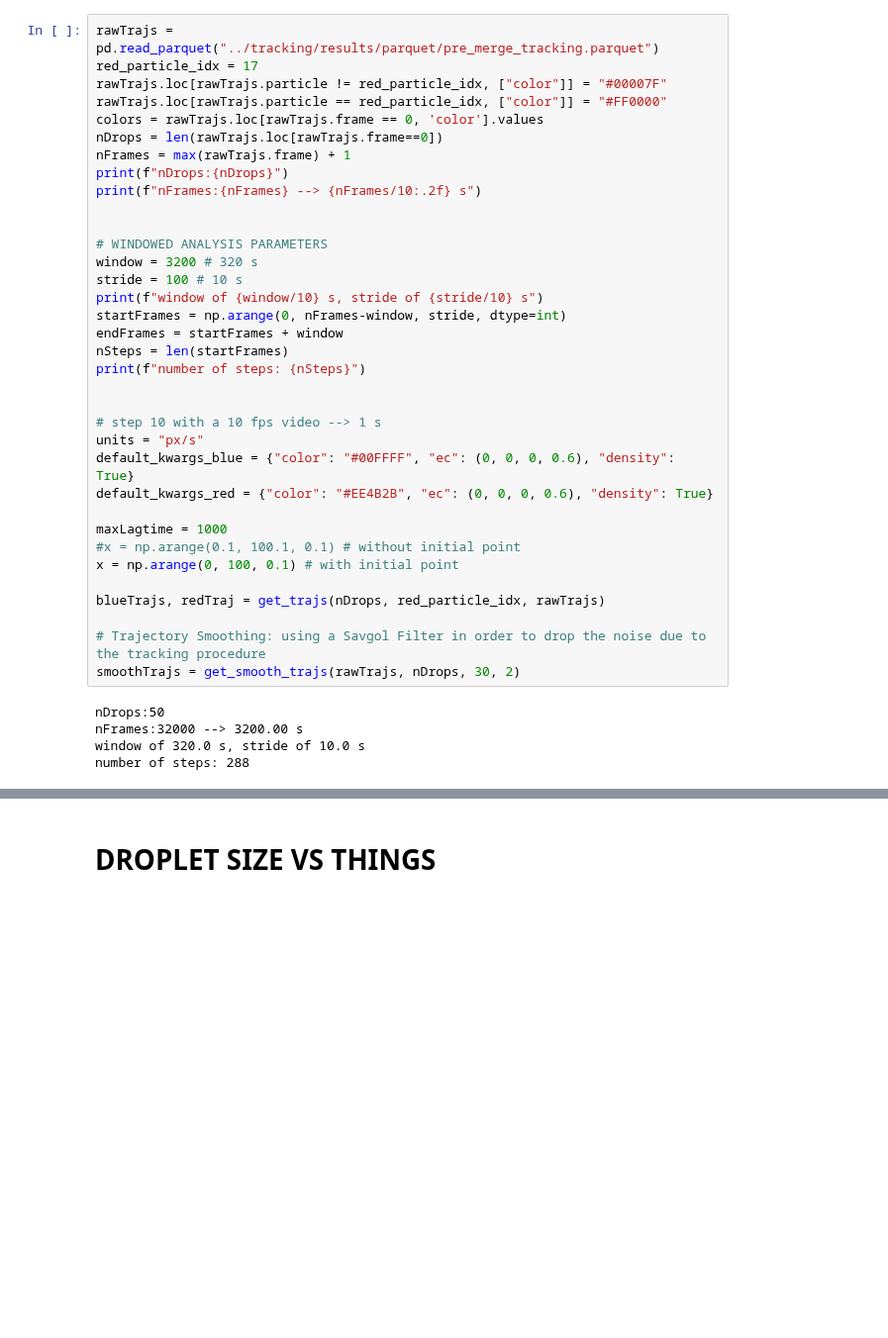
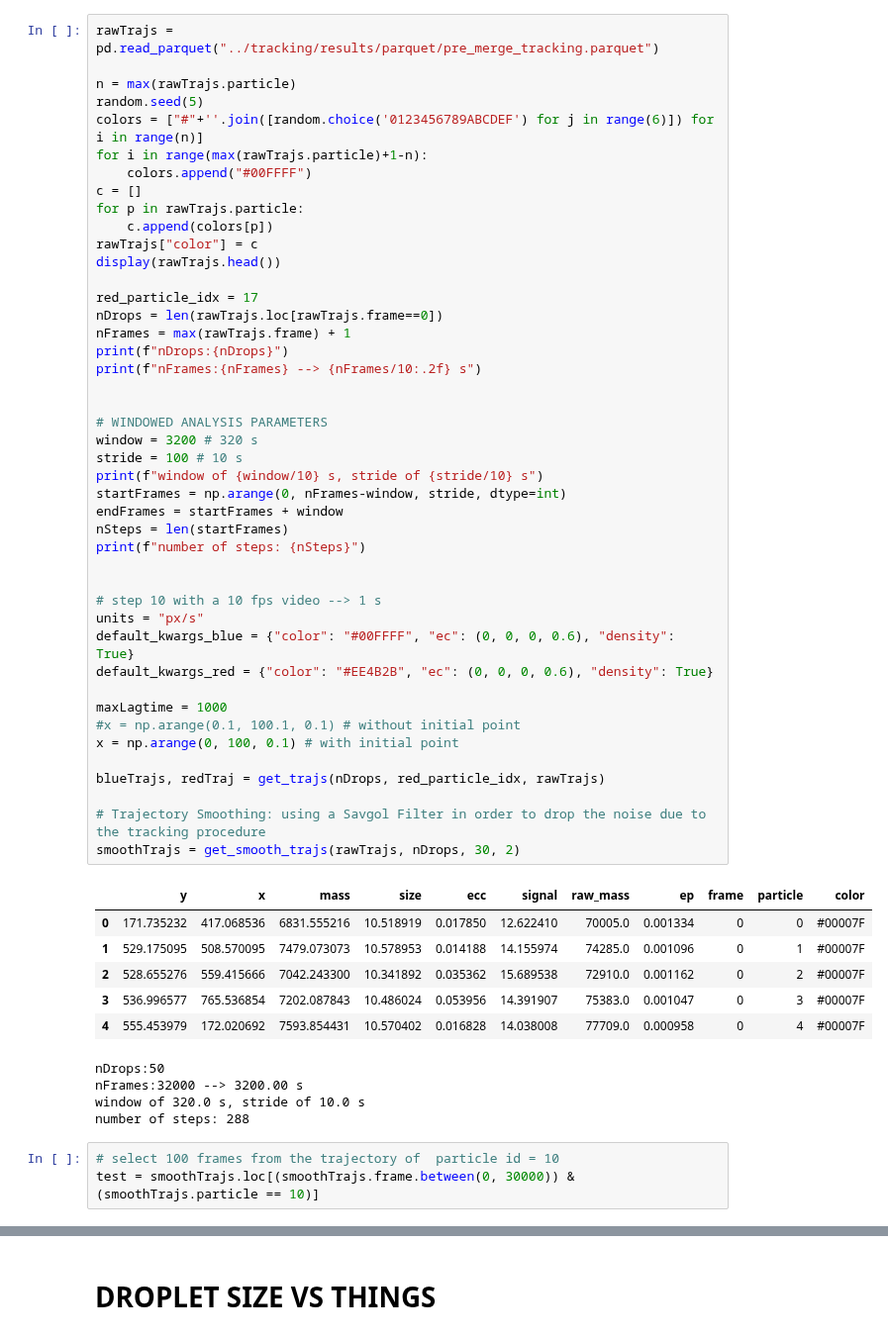
Before and after one commit to skandiz/MasterThesis, a Jupyter notebook: analysis/dev.ipynb, the cells around one changed output, grey strips where cells are left out. Shown at 99% size. Saved outputs shown, nothing was run; the diff lists cells and outputs as text; blank space fills up the shorter version.

```diff
--- a/analysis/dev.ipynb
+++ b/analysis/dev.ipynb
@@ -33,41 +34,59 @@ save_verb = True
 anim_show_verb = False
 # %%
 rawTrajs = pd.read_parquet("../tracking/results/parquet/pre_merge_tracking.parquet")
+
+n = max(rawTrajs.particle)
+random.seed(5)
+colors = ["#"+''.join([random.choice('0123456789ABCDEF') for j in range(6)]) for i in range(n)]
+for i in range(max(rawTrajs.particle)+1-n):
+    colors.append("#00FFFF")
+c = []
+for p in rawTrajs.particle:
+    c.append(colors[p])
+rawTrajs["color"] = c
+display(rawTrajs.head())
+
 red_particle_idx = 17
-rawTrajs.loc[rawTrajs.particle != red_particle_idx, ["color"]] = "#00007F"
-rawTrajs.loc[rawTrajs.particle == red_particle_idx, ["color"]] = "#FF0000"
-colors = rawTrajs.loc[rawTrajs.frame == 0, 'color'].values
 nDrops = len(rawTrajs.loc[rawTrajs.frame==0])
 nFrames = max(rawTrajs.frame) + 1
 print(f"nDrops:{nDrops}")
 print(f"nFrames:{nFrames} --> {nFrames/10:.2f} s")
 
 
 # WINDOWED ANALYSIS PARAMETERS
 window = 3200 # 320 s
 stride = 100 # 10 s
 print(f"window of {window/10} s, stride of {stride/10} s")
 startFrames = np.arange(0, nFrames-window, stride, dtype=int)
 endFrames = startFrames + window
 nSteps = len(startFrames)
 print(f"number of steps: {nSteps}")
 
 
 # step 10 with a 10 fps video --> 1 s
 units = "px/s"
 default_kwargs_blue = {"color": "#00FFFF", "ec": (0, 0, 0, 0.6), "density": True}
 default_kwargs_red = {"color": "#EE4B2B", "ec": (0, 0, 0, 0.6), "density": True}
 
 maxLagtime = 1000
 #x = np.arange(0.1, 100.1, 0.1) # without initial point
 x = np.arange(0, 100, 0.1) # with initial point
 
 blueTrajs, redTraj = get_trajs(nDrops, red_particle_idx, rawTrajs)
 
 # Trajectory Smoothing: using a Savgol Filter in order to drop the noise due to the tracking procedure
 smoothTrajs = get_smooth_trajs(rawTrajs, nDrops, 30, 2)
 # %% [output]
+|  | y | x | mass | size | ecc | signal | raw_mass | ep | frame | particle | color |
+| 0 | 171.735232 | 417.068536 | 6831.555216 | 10.518919 | 0.017850 | 12.622410 | 70005.0 | 0.001334 | 0 | 0 | #00007F |
+| 1 | 529.175095 | 508.570095 | 7479.073073 | 10.578953 | 0.014188 | 14.155974 | 74285.0 | 0.001096 | 0 | 1 | #00007F |
+| 2 | 528.655276 | 559.415666 | 7042.243300 | 10.341892 | 0.035362 | 15.689538 | 72910.0 | 0.001162 | 0 | 2 | #00007F |
+| 3 | 536.996577 | 765.536854 | 7202.087843 | 10.486024 | 0.053956 | 14.391907 | 75383.0 | 0.001047 | 0 | 3 | #00007F |
+| 4 | 555.453979 | 172.020692 | 7593.854431 | 10.570402 | 0.016828 | 14.038008 | 77709.0 | 0.000958 | 0 | 4 | #00007F |
 nDrops:50
 nFrames:32000 --> 3200.00 s
 window of 320.0 s, stride of 10.0 s
 number of steps: 288
+# %%
+# select 100 frames from the trajectory of  particle id = 10
+test = smoothTrajs.loc[(smoothTrajs.frame.between(0, 30000)) & (smoothTrajs.particle == 10)]
```
Also changed, not shown: parts of 8 cells of this notebook, 19 other files.
